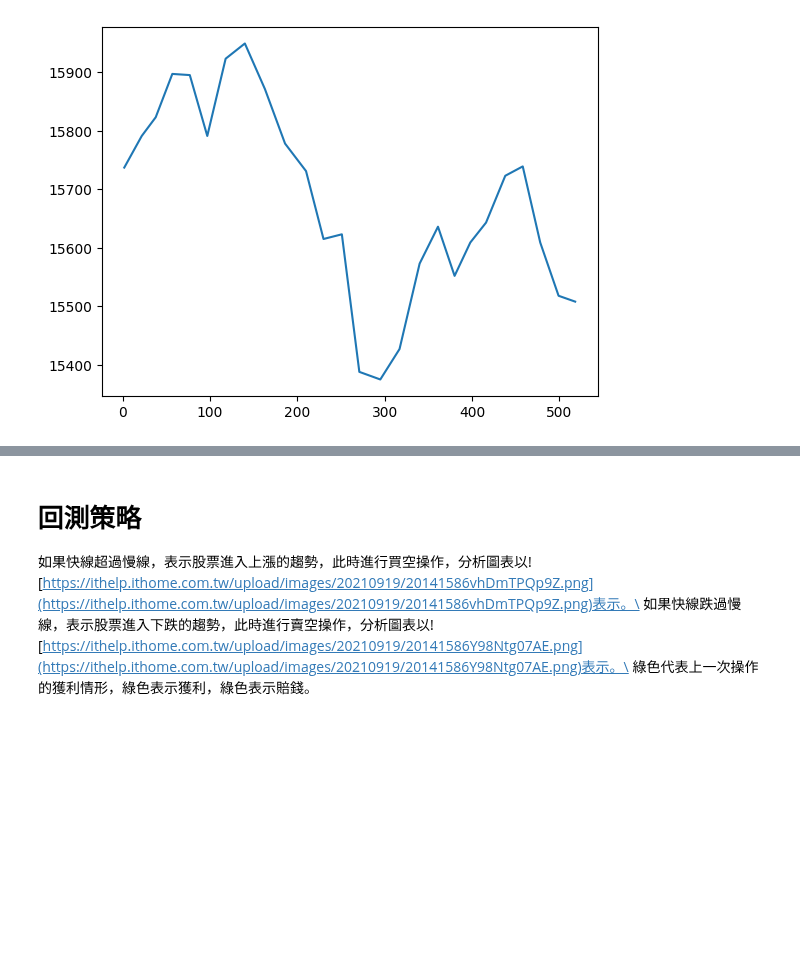
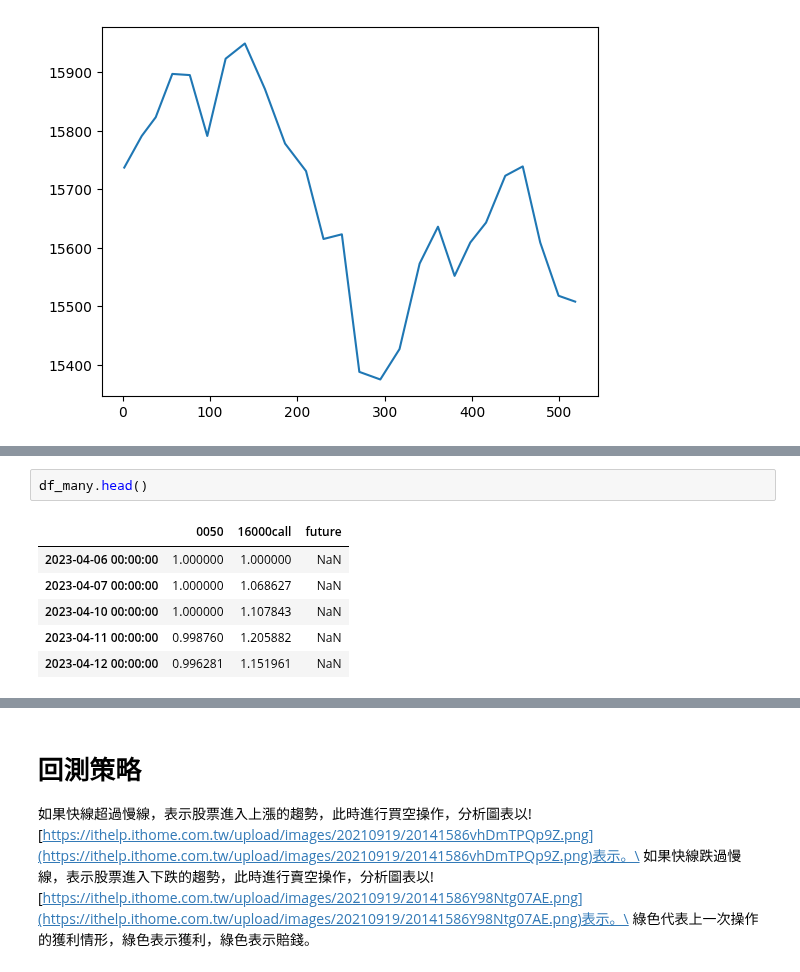
Before and after one commit to webclinic017/trade-backtest, a Jupyter notebook: 0-viz/viz1_data1_finmind_stock_option_future.ipynb, the cells around one changed output, grey strips where cells are left out. Cells and saved outputs as stored; diff of their text form; blank space fills up the shorter version.

```diff
--- a/0-viz/viz1_data1_finmind_stock_option_future.ipynb
+++ b/0-viz/viz1_data1_finmind_stock_option_future.ipynb
@@ -209,0 +271,9 @@ df3['close'].plot()
+# %%
+df_many.head()
+# %% [output]
+|  | 0050 | 16000call | future |
+| 2023-04-06 00:00:00 | 1.000000 | 1.000000 | NaN |
+| 2023-04-07 00:00:00 | 1.000000 | 1.068627 | NaN |
+| 2023-04-10 00:00:00 | 1.000000 | 1.107843 | NaN |
+| 2023-04-11 00:00:00 | 0.998760 | 1.205882 | NaN |
+| 2023-04-12 00:00:00 | 0.996281 | 1.151961 | NaN |
```
Also changed, not shown: parts of 12 cells of this notebook.
